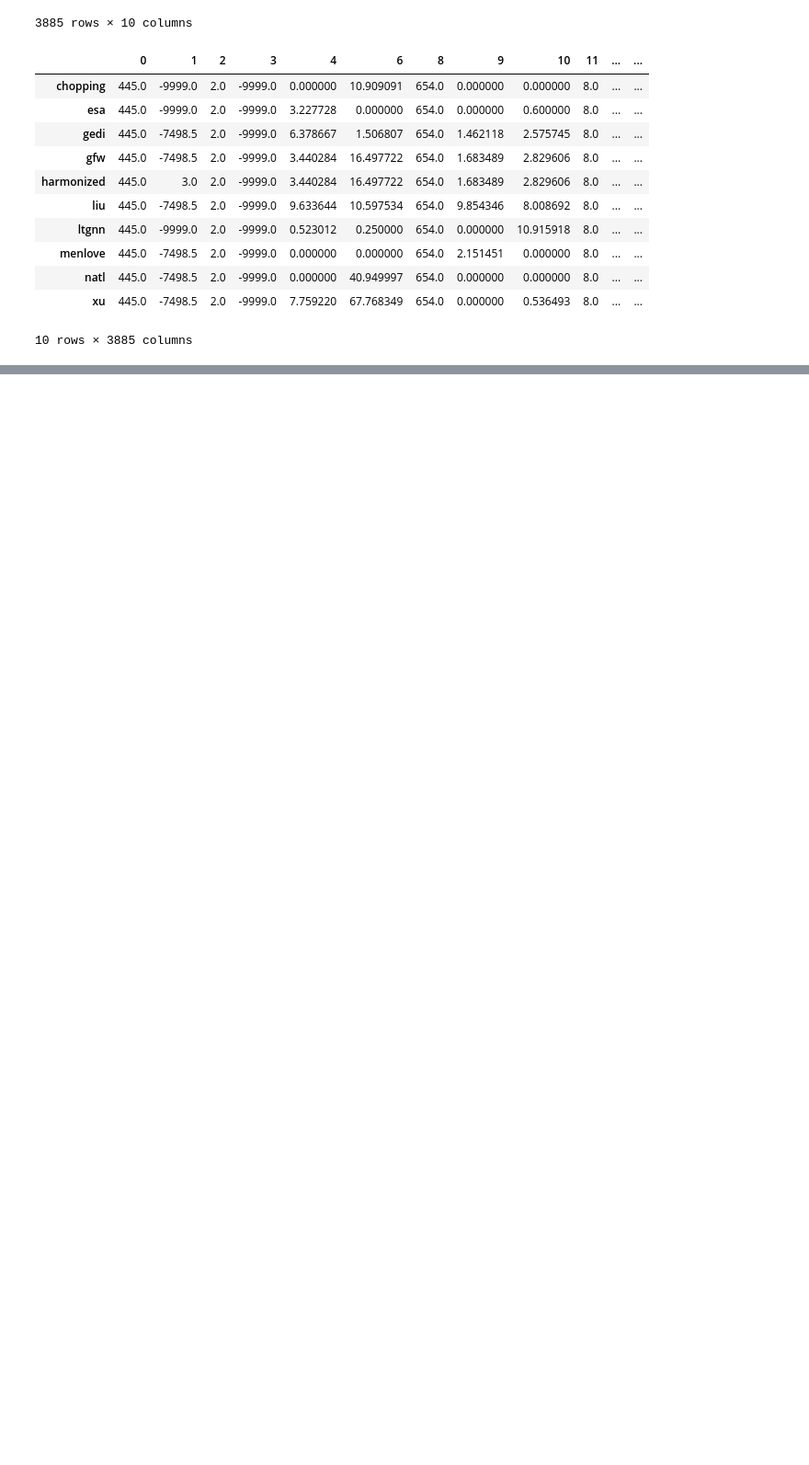
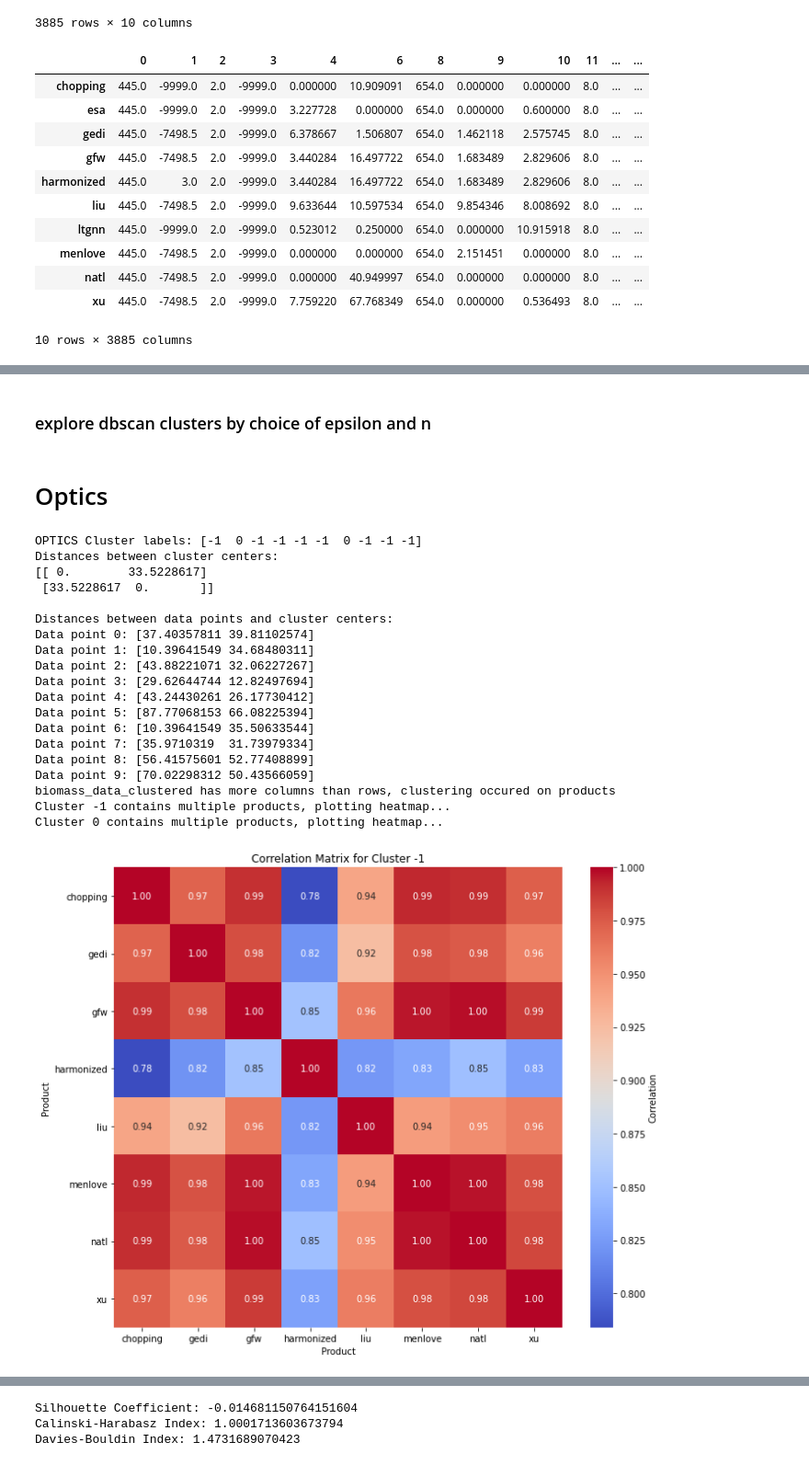
Before and after one commit to aiza-k/ClusterAnalysis, a Jupyter notebook: AZ_clustering.ipynb, the cells around one changed output, grey strips where cells are left out. Shown at 92% size. Saved outputs shown, nothing was run; the diff lists cells and outputs as text; code cells hidden in the pictures; blank space fills up the shorter version.

```diff
--- a/AZ_clustering.ipynb
+++ b/AZ_clustering.ipynb
@@ -279,0 +569,49 @@ Cluster 0 contains multiple products, plotting heatmap...
+# %% [markdown]
+### explore dbscan clusters by choice of epsilon and n
+# %% [markdown]
+# Optics
+# %%
+#OPTICS clustering
+optics = OPTICS(min_samples=2)
+clusters = optics.fit_predict(data_scaled)
+labels = optics.labels_
+print("OPTICS Cluster labels:", clusters)
+
+cluster_distances=get_dist(data_scaled, labels)
+
+# Add cluster labels to the transposed DataFrame
+data_transposed.loc[:,'cluster'] = clusters
+
+# Transpose the data back to the original format
+biomass_data_clustered = data_transposed.reset_index()
+
+# List of products
+products = ['chopping', 'esa', 'gedi', 'gfw', 'harmonized', 'liu', 'ltgnn','menlove','natl','xu']
+
+corr_matrix=plot_heat_by_clus(biomass_data_clustered,products)
+
+# METRICS
+# Extract predicted cluster labels
+predicted_labels = biomass_data_clustered['cluster']
+print_indices(data_scaled, predicted_labels)
+# %% [output]
+OPTICS Cluster labels: [-1  0 -1 -1 -1 -1  0 -1 -1 -1]
+Distances between cluster centers:
+[[ 0.        33.5228617]
+ [33.5228617  0.       ]]
+
+Distances between data points and cluster centers:
+Data point 0: [37.40357811 39.81102574]
+Data point 1: [10.39641549 34.68480311]
+Data point 2: [43.88221071 32.06227267]
+Data point 3: [29.62644744 12.82497694]
+Data point 4: [43.24430261 26.17730412]
+Data point 5: [87.77068153 66.08225394]
+Data point 6: [10.39641549 35.50633544]
+Data point 7: [35.9710319  31.73979334]
+Data point 8: [56.41575601 52.77408899]
+Data point 9: [70.02298312 50.43566059]
+biomass_data_clustered has more columns than rows, clustering occured on products
+Cluster -1 contains multiple products, plotting heatmap...
+Cluster 0 contains multiple products, plotting heatmap...
+[figure, added]
@@ -279,0 +619,3 @@ Cluster 0 contains multiple products, plotting heatmap...
+Silhouette Coefficient: -0.014681150764151604
+Calinski-Harabasz Index: 1.0001713603673794
+Davies-Bouldin Index: 1.4731689070423
```
Also changed, not shown: parts of 27 cells of this notebook, 1 other file.
